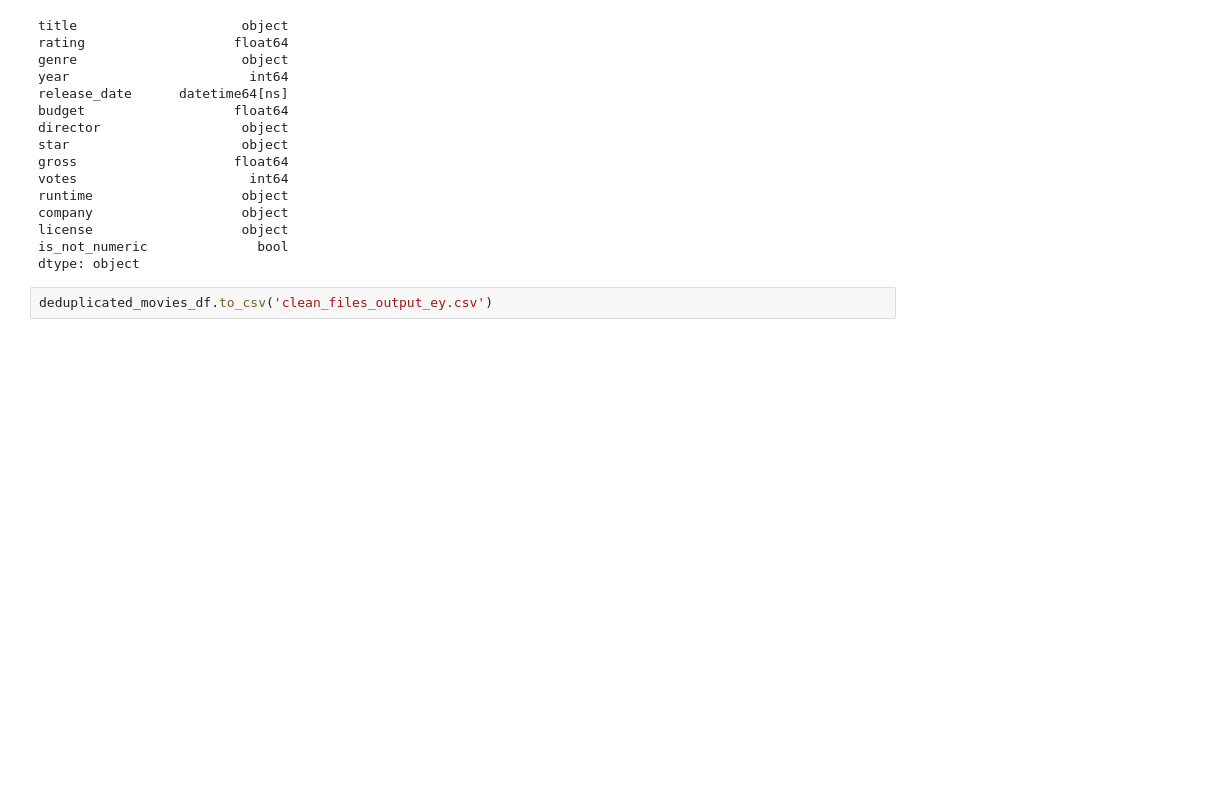
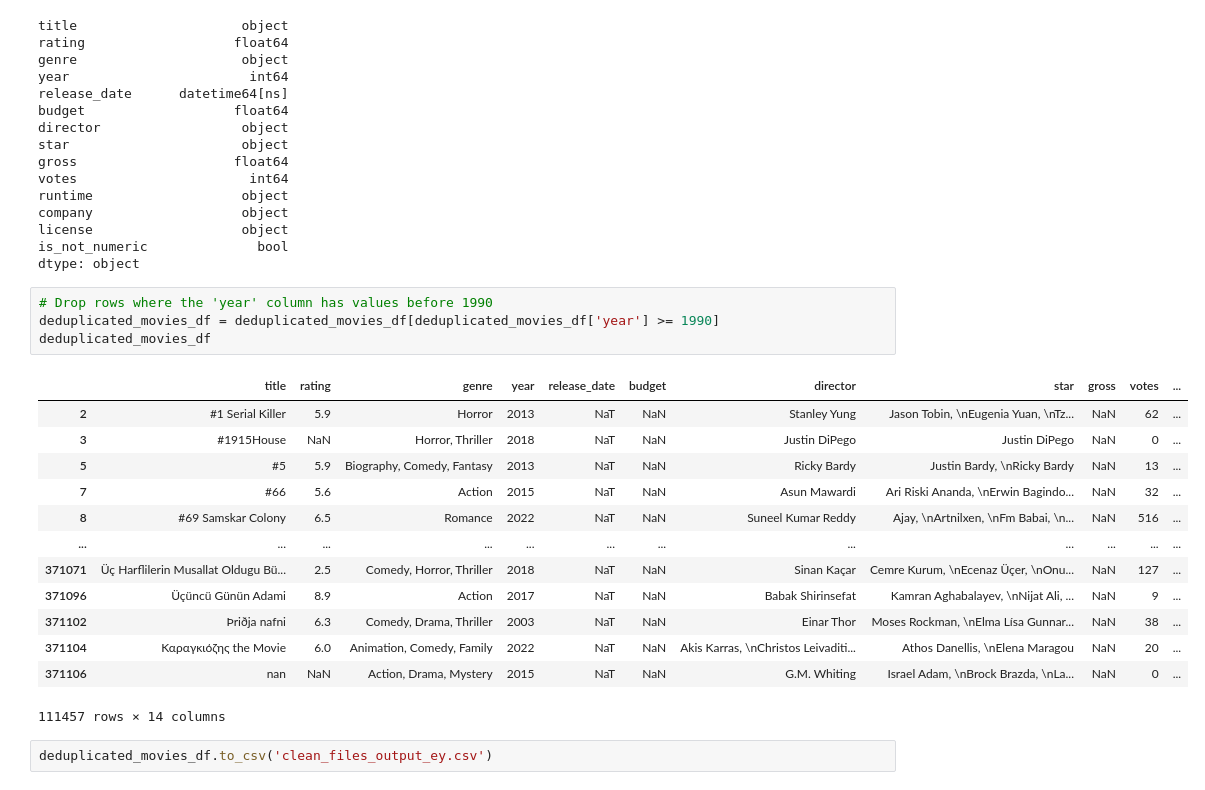
Before and after one commit to eliza0101/Project-1, a Jupyter notebook: clean_files_ey.ipynb, the cells around one changed output. Saved outputs shown, nothing was run; the diff lists cells and outputs as text; blank space fills up the shorter version.

```diff
--- a/clean_files_ey.ipynb
+++ b/clean_files_ey.ipynb
@@ -205,5 +205,23 @@ company                   object
 license                   object
 is_not_numeric              bool
 dtype: object
+# %%
+# Drop rows where the 'year' column has values before 1990
+deduplicated_movies_df = deduplicated_movies_df[deduplicated_movies_df['year'] >= 1990]
+deduplicated_movies_df
+# %% [output]
+|  | title | rating | genre | year | release_date | budget | director | star | gross | votes | ... |
+| 2 | #1 Serial Killer | 5.9 | Horror | 2013 | NaT | NaN | Stanley Yung | Jason Tobin, \nEugenia Yuan, \nTz... | NaN | 62 | ... |
+| 3 | #1915House | NaN | Horror, Thriller | 2018 | NaT | NaN | Justin DiPego | Justin DiPego | NaN | 0 | ... |
+| 5 | #5 | 5.9 | Biography, Comedy, Fantasy | 2013 | NaT | NaN | Ricky Bardy | Justin Bardy, \nRicky Bardy | NaN | 13 | ... |
+| 7 | #66 | 5.6 | Action | 2015 | NaT | NaN | Asun Mawardi | Ari Riski Ananda, \nErwin Bagindo... | NaN | 32 | ... |
+| 8 | #69 Samskar Colony | 6.5 | Romance | 2022 | NaT | NaN | Suneel Kumar Reddy | Ajay, \nArtnilxen, \nFm Babai, \n... | NaN | 516 | ... |
+| ... | ... | ... | ... | ... | ... | ... | ... | ... | ... | ... | ... |
+| 371071 | Üç Harflilerin Musallat Oldugu Bü... | 2.5 | Comedy, Horror, Thriller | 2018 | NaT | NaN | Sinan Kaçar | Cemre Kurum, \nEcenaz Üçer, \nOnu... | NaN | 127 | ... |
+| 371096 | Üçüncü Günün Adami | 8.9 | Action | 2017 | NaT | NaN | Babak Shirinsefat | Kamran Aghabalayev, \nNijat Ali, ... | NaN | 9 | ... |
+| 371102 | Þriðja nafni | 6.3 | Comedy, Drama, Thriller | 2003 | NaT | NaN | Einar Thor | Moses Rockman, \nElma Lísa Gunnar... | NaN | 38 | ... |
+| 371104 | Καραγκιόζης the Movie | 6.0 | Animation, Comedy, Family | 2022 | NaT | NaN | Akis Karras, \nChristos Leivaditi... | Athos Danellis, \nElena Maragou | NaN | 20 | ... |
+| 371106 | nan | NaN | Action, Drama, Mystery | 2015 | NaT | NaN | G.M. Whiting | Israel Adam, \nBrock Brazda, \nLa... | NaN | 0 | ... |
+111457 rows × 14 columns
 # %%
 deduplicated_movies_df.to_csv('clean_files_output_ey.csv')
```
Also changed, not shown: parts of 3 cells of this notebook, 3 other files.
